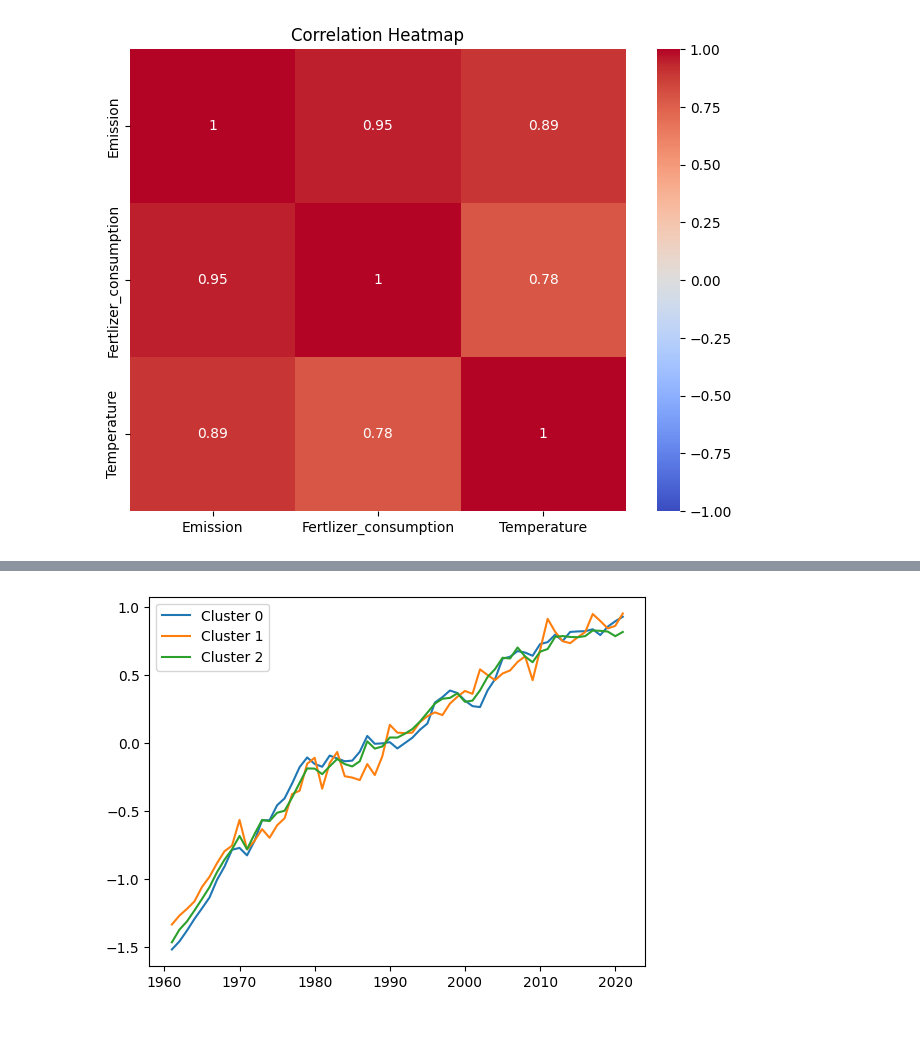
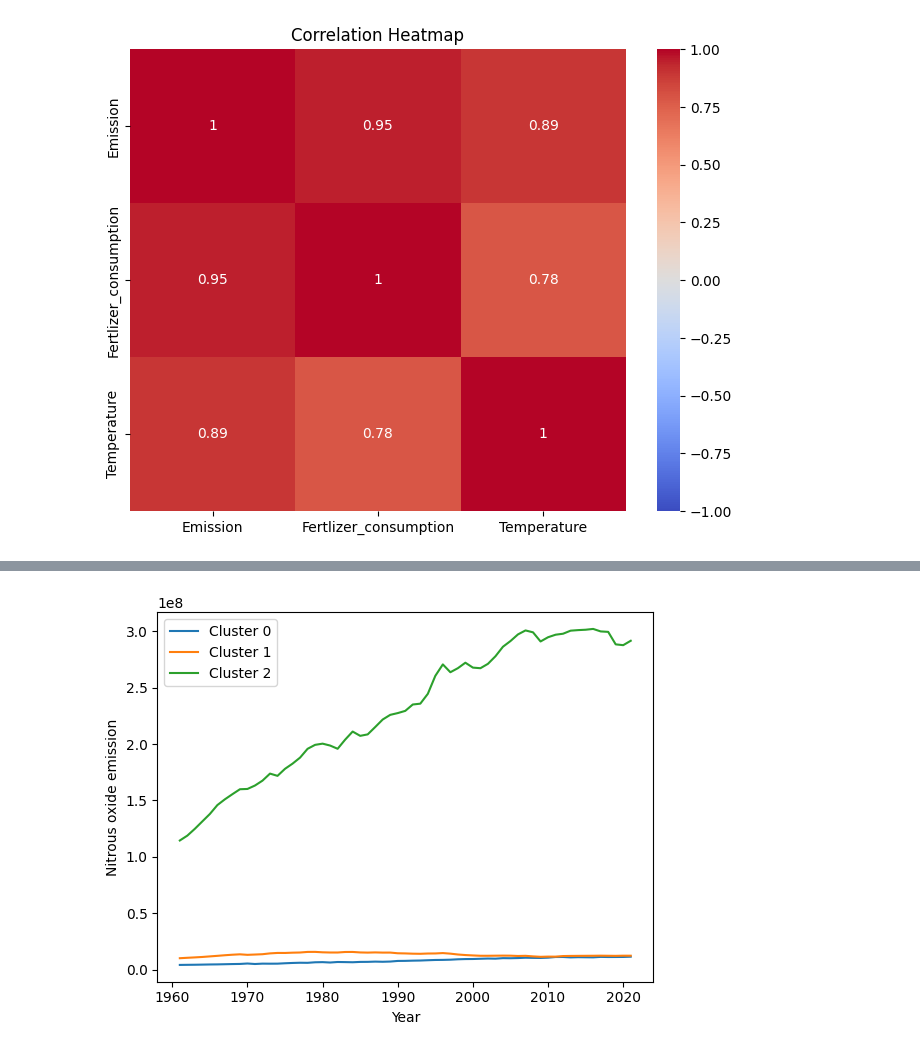
Before and after one commit to MuhammedThariq/Data-Science-Final-Project, a Jupyter notebook: Exploratory_data_analysis.ipynb, the cells around one changed output, grey strips where cells are left out. Cells and saved outputs as stored; diff of their text form; code cells hidden in the pictures.

```diff
--- a/Exploratory_data_analysis.ipynb
+++ b/Exploratory_data_analysis.ipynb
@@ -205,8 +178,9 @@ print(reshaped_cluster_pivot_df)
 # %%
+#Calculating the optimal number of clusters using elbow method
 sse = []
 for i in range(2,10):
-  model = TimeSeriesKMeans(n_clusters=i, metric="dtw", random_state=42)
-  model.fit(reshaped_cluster_pivot_df)
+  model = KMeans(n_clusters=i, random_state=42, n_init=10)
+  model.fit(norm_cluster_df)
   sse.append(model.inertia_)
 
 plt.figure()
@@ -244,6 +218,7 @@ score : -0.01246752868948017
 # %%
-model = TimeSeriesKMeans(n_clusters=3, metric="dtw", random_state=42)
-labels = model.fit_predict(reshaped_cluster_pivot_df)
+#Applying KMeans clustering algorithm with number of clusters equal to 3
+model = KMeans(n_clusters=3, n_init=42, random_state=42)
+labels = model.fit_predict(norm_cluster_df)
 
 # Create a dataframe with cluster labels
-country_labels = pd.DataFrame({'Country': cluster_pivot_df.columns.levels[1], 'Cluster': labels})
+country_labels = pd.DataFrame({'Country': cluster_df['Country'], 'Cluster': labels})
@@ -290,0 +225,4 @@ Zimbabwe    0        8.099168e-17           5.423712e-16 -2.822879e-15
+# %%
+#Merging the actual forecast_df with country_labels by Country column
+cluster_forecast_df = pd.merge(forecast_df, country_labels, on=('Country'))
+print(cluster_forecast_df)
@@ -313 +262,6 @@ print(cluster0_df['Country'].unique())
+# %%
+#Creating seperate dataframe for each of the clusters
+cluster0_df = cluster_forecast_df[cluster_forecast_df['Cluster']==0]
+cluster1_df = cluster_forecast_df[cluster_forecast_df['Cluster']==1]
+cluster2_df = cluster_forecast_df[cluster_forecast_df['Cluster']==2]
 # %%
@@ -335,10 +272,14 @@ Year
 # %%
+#Creating a line plot to show the trend in nitrous oxide Emission for each cluster
+#over the years
 plt.figure()
 plt.plot(cluster0_grouped_df.index, cluster0_grouped_df['Emission'], label='Cluster 0')
 plt.plot(cluster1_grouped_df.index, cluster1_grouped_df['Emission'], label='Cluster 1')
 plt.plot(cluster2_grouped_df.index, cluster2_grouped_df['Emission'], label='Cluster 2')
+plt.xlabel("Year")
+plt.ylabel("Nitrous oxide emission")
 plt.legend()
 plt.show()
 # %% [output]
-[figure, old version]
+[figure, new version]
 # %%
```
Also changed, not shown: parts of 32 cells of this notebook.
